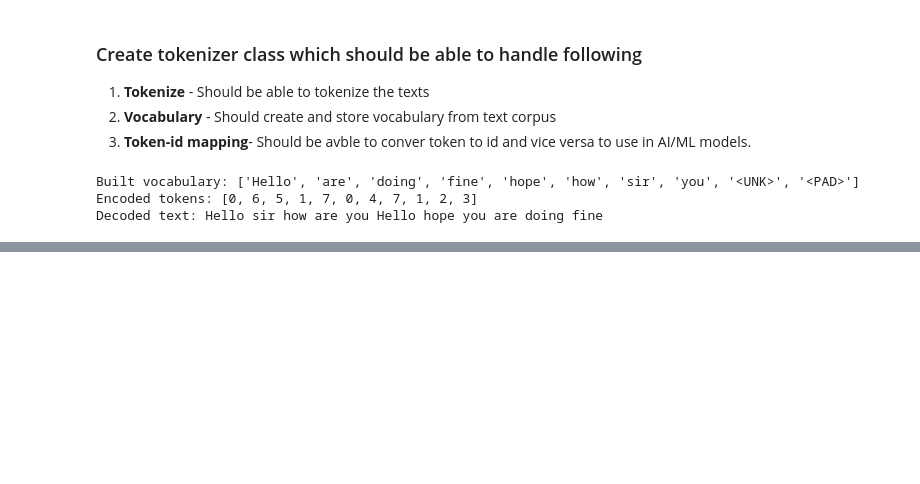
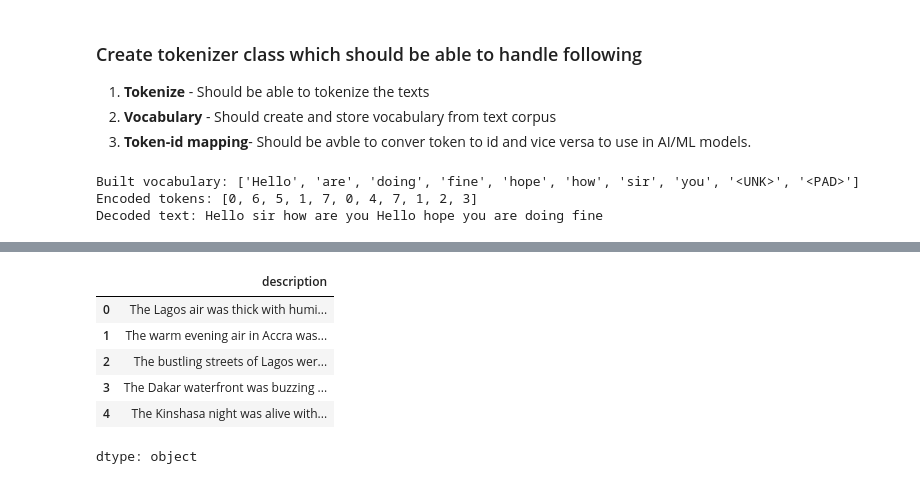
Before and after one commit to Ramjee-Singh/ai_foundation, a Jupyter notebook: slm.ipynb, the cells around one changed output, grey strips where cells are left out. Drawn from its saved outputs; the diff is of its cells as text; code cells hidden in the pictures; blank space fills up the shorter version.

```diff
--- a/slm.ipynb
+++ b/slm.ipynb
@@ -80,0 +88,13 @@ Decoded text: Hello sir how are you Hello hope you are doing fine
+# %%
+africa_galore_data = pd.read_json("https://storage.googleapis.com/dm-educational/assets/ai_foundations/africa_galore.json"
+)
+
+africa_galore_data['description'][:5]
+# %% [output]
+|  | description |
+| 0 | The Lagos air was thick with humi... |
+| 1 | The warm evening air in Accra was... |
+| 2 | The bustling streets of Lagos wer... |
+| 3 | The Dakar waterfront was buzzing ... |
+| 4 | The Kinshasa night was alive with... |
+dtype: object
```
Also changed, not shown: parts of 10 cells of this notebook.
